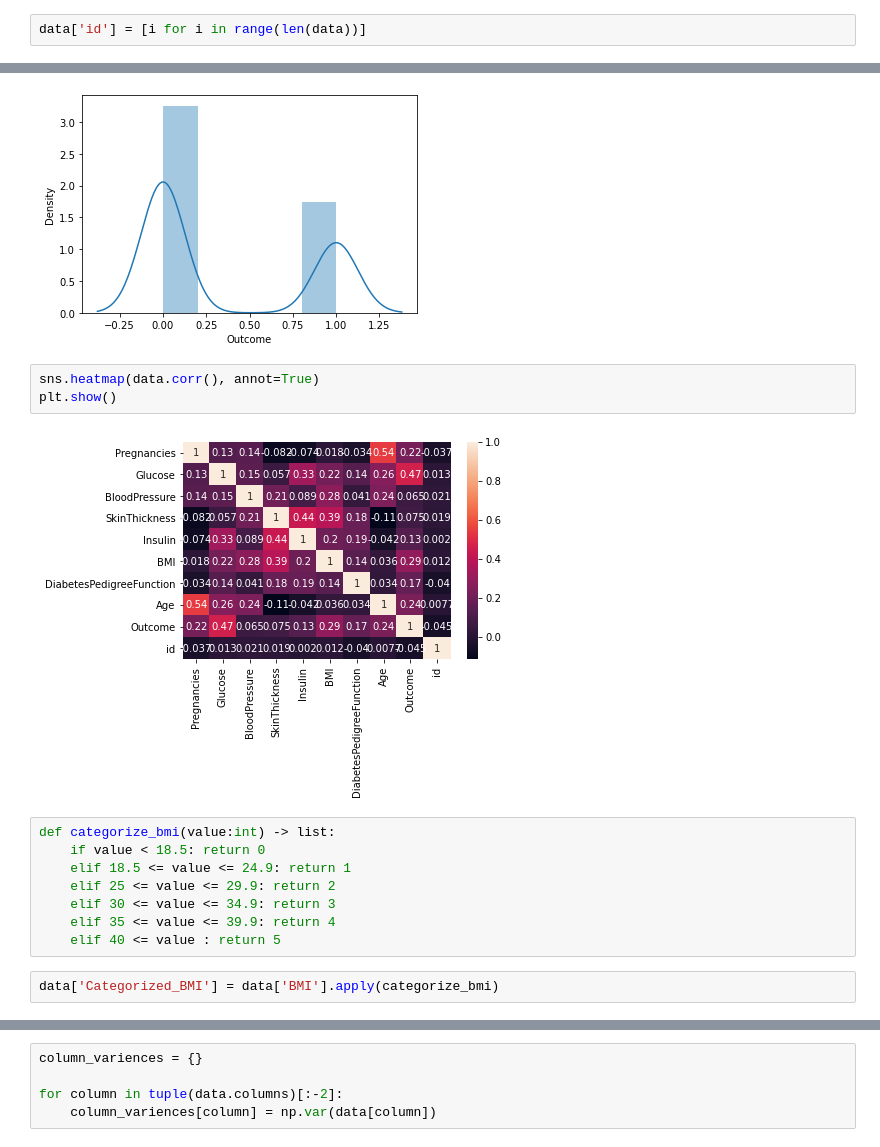
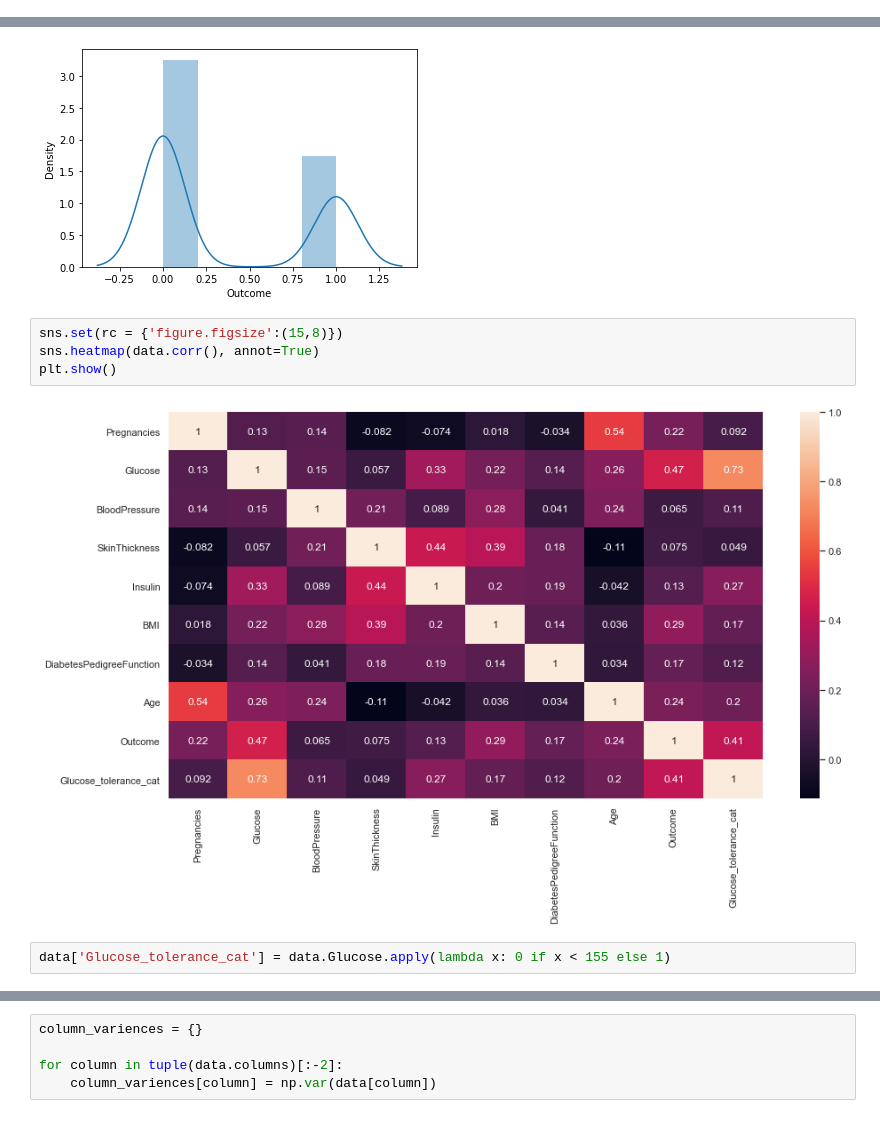
Before and after one commit to daniildiveev/small-and-research-projects, a Jupyter notebook: diabetes-prediction/diabetes-prediction.ipynb, the cells around one changed output, grey strips where cells are left out. Saved outputs shown, nothing was run; the diff lists cells and outputs as text.

Commit message:
did some research on glucose and insulin, didnt find much

```diff
--- a/diabetes-prediction/diabetes-prediction.ipynb
+++ b/diabetes-prediction/diabetes-prediction.ipynb
@@ -25,8 +25,6 @@ data
 | 766 | 1 | 126 | 60 | 0 | 0 | 30.1 | 0.349 | 47 | ... |
 | 767 | 1 | 93 | 70 | 31 | 0 | 30.4 | 0.315 | 23 | ... |
 768 rows × 9 columns
-# %%
-data['id'] = [i for i in range(len(data))]
 # %%
 fig, grid = plt.subplots(nrows=2, ncols=2, figsize=(12,7))
 
@@ -55,17 +53,10 @@ plt.show()
 # %% [output]
 [figure]
 # %%
+sns.set(rc = {'figure.figsize':(15,8)})
 sns.heatmap(data.corr(), annot=True)
 plt.show()
 # %% [output]
-[figure, old version]
+[figure, new version]
-# %%
-def categorize_bmi(value:int) -> list:
-    if value < 18.5: return 0
-    elif 18.5 <= value <= 24.9: return 1
-    elif 25 <= value <= 29.9: return 2
-    elif 30 <= value <= 34.9: return 3
-    elif 35 <= value <= 39.9: return 4
-    elif 40 <= value : return 5
-# %%
-data['Categorized_BMI'] = data['BMI'].apply(categorize_bmi)
+# %%
+data['Glucose_tolerance_cat'] = data.Glucose.apply(lambda x: 0 if x < 155 else 1)
```
Also changed, not shown: parts of 19 cells of this notebook.
